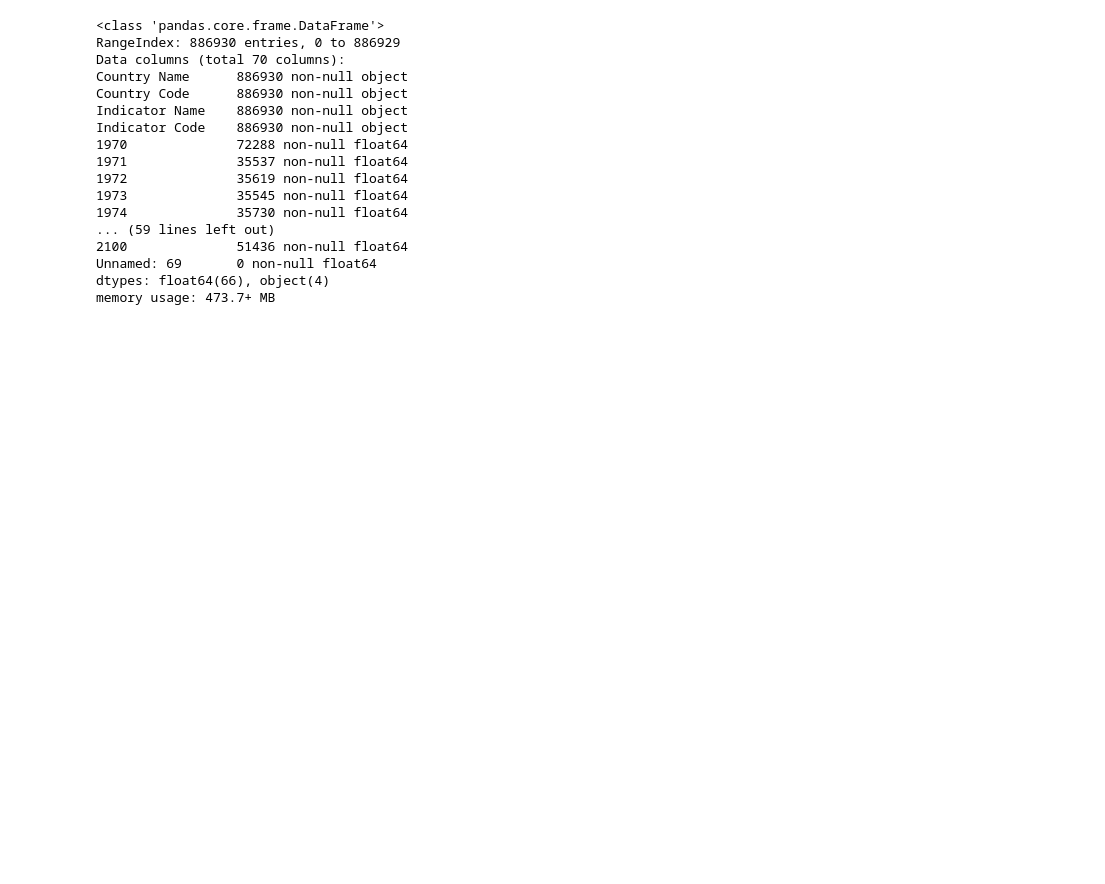
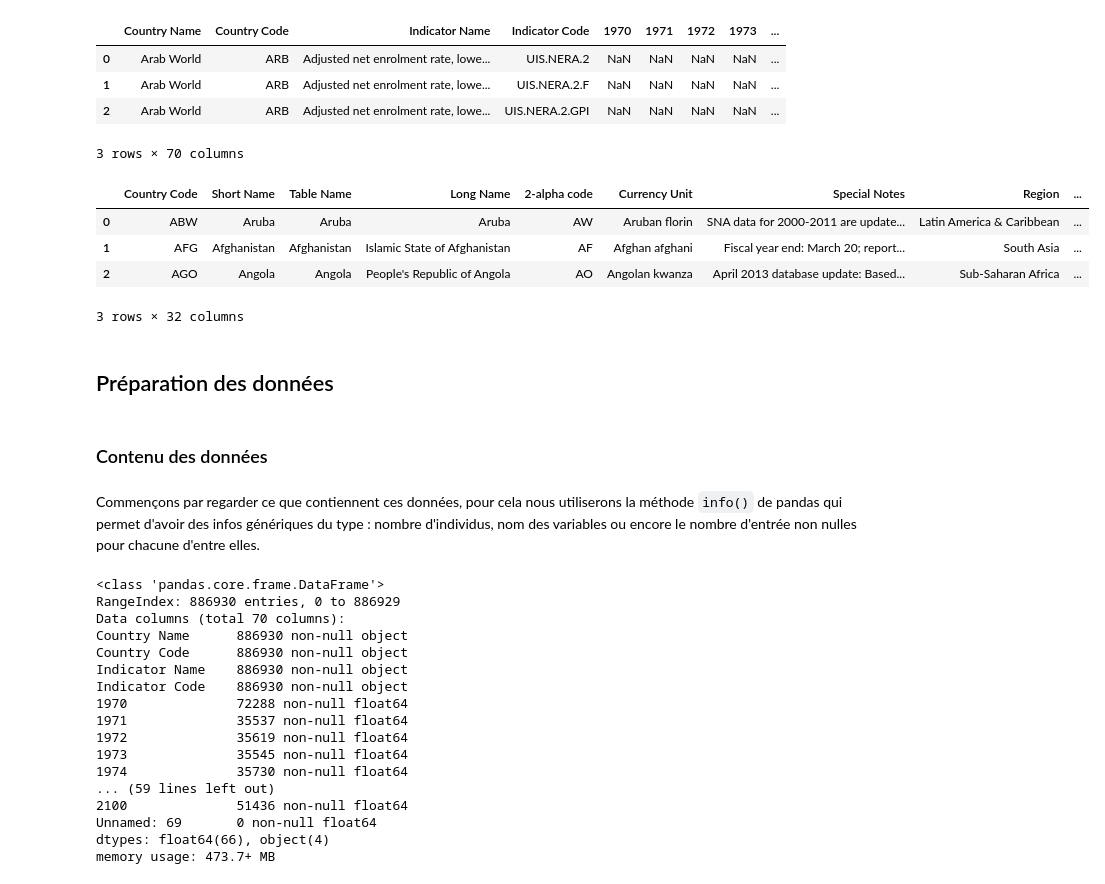
Before and after one commit to Pierre-Eloi/OC_DS_Project2, a Jupyter notebook: Project_2.ipynb, the cells around one changed output. Cells and saved outputs as stored; diff of their text form; code cells hidden in the pictures; blank space fills up the shorter version.

Commit message:
reecriture du jupyter en français et finalisation de la sélection de variable.

```diff
--- a/Project_2.ipynb
+++ b/Project_2.ipynb
@@ -32,3 +35,0 @@ Now we have to load data with pandas before starting the analyse.
-# %%
-csv_file = list_csv[2]
-data = ld.load_data(csv_file)
@@ -45 +42,21 @@ Let's see first how many rows and columns contained data. To do so we use the `i
+# %%
+raw_data = ld.load_data(list_csv[3])
+raw_country = ld.load_data(list_csv[5])
+# %% [output]
+|  | Country Name | Country Code | Indicator Name | Indicator Code | 1970 | 1971 | 1972 | 1973 | ... |
+| 0 | Arab World | ARB | Adjusted net enrolment rate, lowe... | UIS.NERA.2 | NaN | NaN | NaN | NaN | ... |
+| 1 | Arab World | ARB | Adjusted net enrolment rate, lowe... | UIS.NERA.2.F | NaN | NaN | NaN | NaN | ... |
+| 2 | Arab World | ARB | Adjusted net enrolment rate, lowe... | UIS.NERA.2.GPI | NaN | NaN | NaN | NaN | ... |
+3 rows × 70 columns
+|  | Country Code | Short Name | Table Name | Long Name | 2-alpha code | Currency Unit | Special Notes | Region | ... |
+| 0 | ABW | Aruba | Aruba | Aruba | AW | Aruban florin | SNA data for 2000-2011 are update... | Latin America & Caribbean | ... |
+| 1 | AFG | Afghanistan | Afghanistan | Islamic State of Afghanistan | AF | Afghan afghani | Fiscal year end: March 20; report... | South Asia | ... |
+| 2 | AGO | Angola | Angola | People's Republic of Angola | AO | Angolan kwanza | April 2013 database update: Based... | Sub-Saharan Africa | ... |
+3 rows × 32 columns
+# %% [markdown]
+## Préparation des données
+# %% [markdown]
+### Contenu des données
+# %% [markdown]
+Commençons par regarder ce que contiennent ces données, pour cela nous utiliserons la méthode `info()` de pandas qui permet d'avoir des infos génériques du type : nombre d'individus, nom des variables ou encore le nombre d'entrée non nulles pour chacune d'entre elles.
 # %%
```
Also changed, not shown: parts of 38 cells of this notebook.
